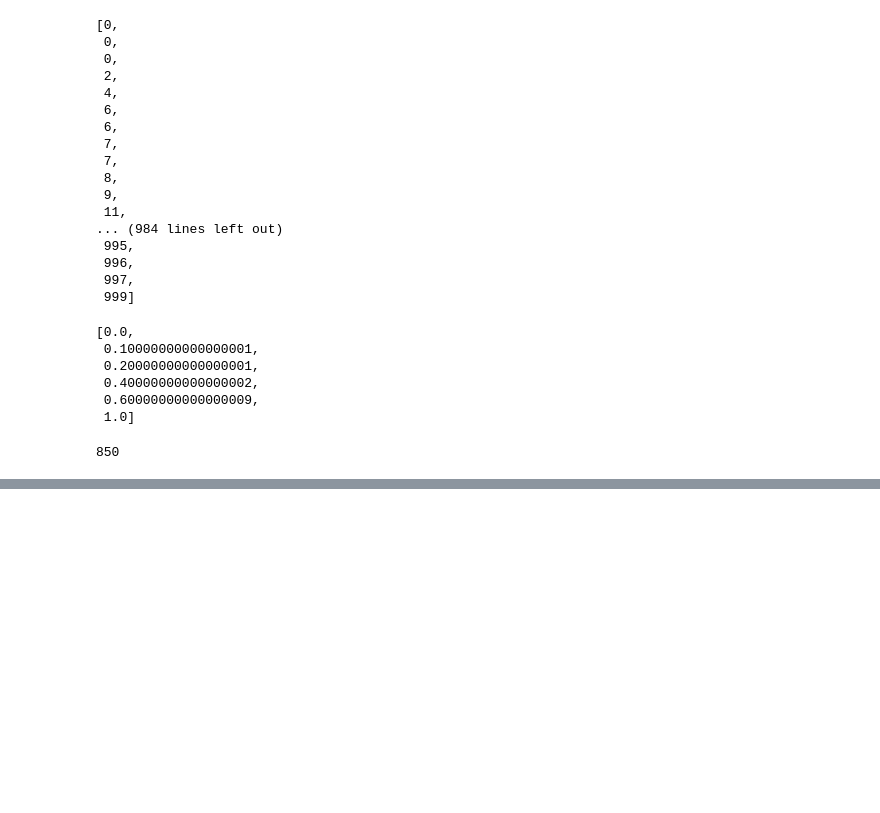
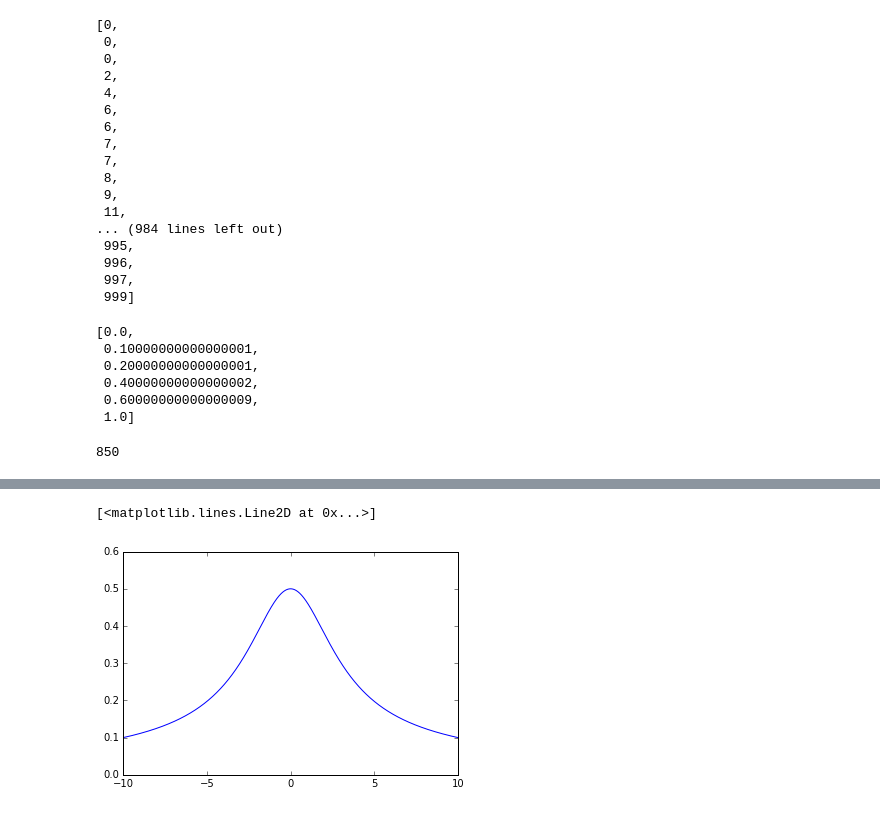
Before and after one commit to zyzdiana/ss_model_mixture, a Jupyter notebook: Untitled1.ipynb, the cells around one changed output, grey strips where cells are left out. Saved outputs shown, nothing was run; the diff lists cells and outputs as text; code cells hidden in the pictures; blank space fills up the shorter version.

```diff
--- a/Untitled1.ipynb
+++ b/Untitled1.ipynb
@@ -341,0 +376,6 @@ resample
+# %%
+yy = (np.exp(x)-1)/(np.exp(x)+1)/x
+plt.plot(x,yy)
+# %% [output]
+[<matplotlib.lines.Line2D at 0x...>]
+[figure, added]
```
Also changed, not shown: parts of 9 cells of this notebook, 3 other files.
